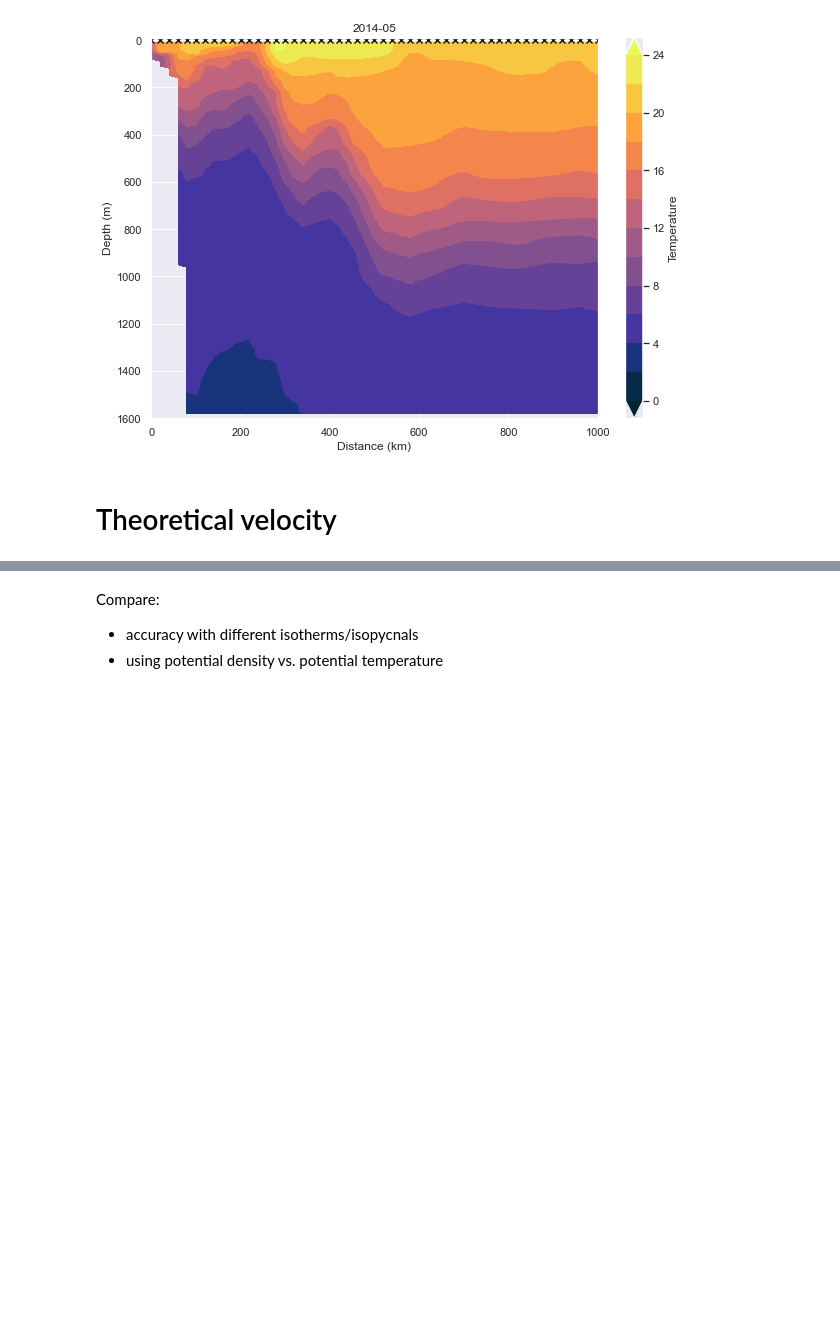
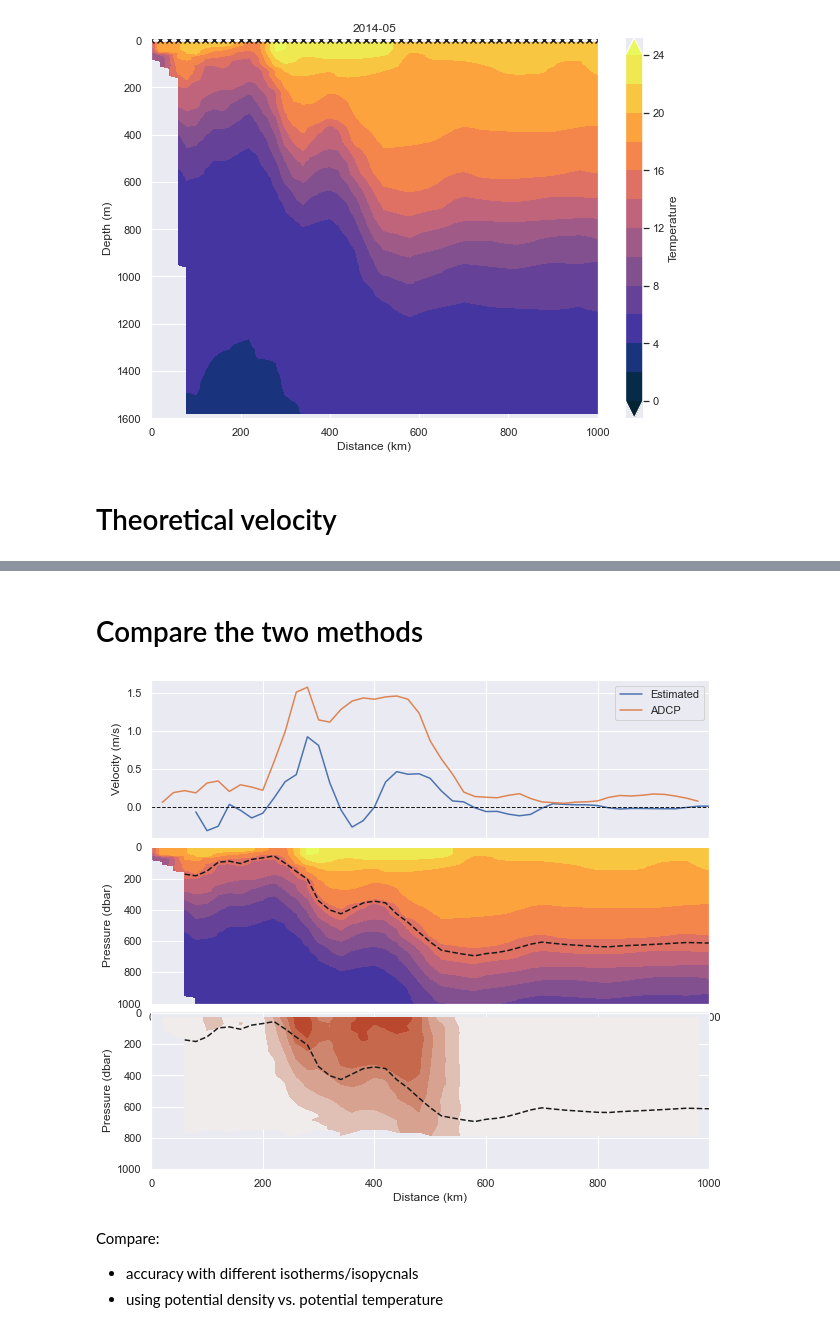
Before and after one commit to ktcarr/12.843, a Jupyter notebook: lab2/lab2_analysis.ipynb, the cells around one changed output, grey strips where cells are left out. Drawn from its saved outputs; the diff is of its cells as text; code cells hidden in the pictures; blank space fills up the shorter version.

```diff
--- a/lab2/lab2_analysis.ipynb
+++ b/lab2/lab2_analysis.ipynb
@@ -34,3 +37,15 @@ speed      = speed.interp({'dist':data.dist}) # interpolate distances to match d
+# %%
+# Projection array
+P = np.array([[ 0.44254196, -0.8967478 ],
+              [ 0.8967478 ,  0.44254196]])
+uv = xr.open_dataset('VelocityData.nc')
+u  = uv['AllUArray'].values
+v  = uv['AllVArray'].values
+
+# Get transformed velocities
+uv_stack = np.stack([u,v],axis=0)
+uvhat      = (P @ uv_stack.reshape(2,-1)).reshape(uv_stack.shape)
+uhat, vhat = uvhat[0], uvhat[1]
 # %% [markdown]
 # Plot
 # %% [markdown]
@@ -180,4 +145,54 @@ plt.show()
-# %% [markdown]
-Compare:
-- accuracy with different isotherms/isopycnals
-- using potential density vs. potential temperature
+# %% [markdown]
+# Compare the two methods
+# %%
+time_idx  = 0
+iso_level = 15
+
+iso, grad, v             = est_velocity(data.isel(time=time_idx), iso_level)
+speed_lower, speed_upper = get_lower_upper(speed.isel(time=time_idx), iso)
+
+c = sns.color_palette()
+fig = plt.figure(figsize=(10,9))
+
+#### Plot average velocity in each layer
+ax0 = fig.add_subplot(3,1,1)
+ax0.plot(v.dist, v.values, label='Estimated')
+ax0.plot(v.dist, speed_upper, color=c[1], label='ADCP')
+ax0.set_xticklabels([])
+ax0.axhline(0,ls='--',lw=1,c='k')
+ax0.set_xlim([0,1000])
+ax0.set_ylabel('Velocity (m/s)')
+ax0.legend()
+
+
+#### Plot Temperature profile ###
+ax = fig.add_subplot(3,1,2)
+p = ax.contourf(data.dist, data.depth, data.isel(time=time_idx)['T'].T, cmap='cmo.thermal',
+               levels=np.arange(0,25,2), extend='both') # create contour plot
+ax.plot(iso.dist, iso.values, c='k', ls='--')
+# ax.plot(iso[:,0], iso[:,1], c='k', ls='--')
+ax.set_ylabel('Pressure (dbar)')
+ax.set_xlabel('Distance (km)')
+ax.set_ylim([-10,1000])
+plt.gca().invert_yaxis() # reverse order of y axis so that depth decreases going down
+
+
+#### Plot Velocity profile ####
+ax = fig.add_subplot(3,1,3)
+p = ax.contourf(speed.dist, speed.depth, speed.isel(time=time_idx), cmap='cmo.balance',
+               levels=gen_utils.make_cb_range(3,.3), extend='both') # create contour plot
+ax.plot(iso.dist, iso.values, c='k', ls='--')
+# ax.plot(iso[:,0], iso[:,1], c='k', ls='--')
+ax.set_ylabel('Pressure (dbar)')
+ax.set_xlabel('Distance (km)')
+ax.set_ylim([-10,1000])
+plt.gca().invert_yaxis() # reverse order of y axis so that depth decreases going down
+
+plt.subplots_adjust(hspace=.05)
+plt.show()
+# %% [output]
+[figure, added]
+# %% [markdown]
+Compare:
+- accuracy with different isotherms/isopycnals
+- using potential density vs. potential temperature
```
Also changed, not shown: parts of 11 cells of this notebook, 1 other file.
